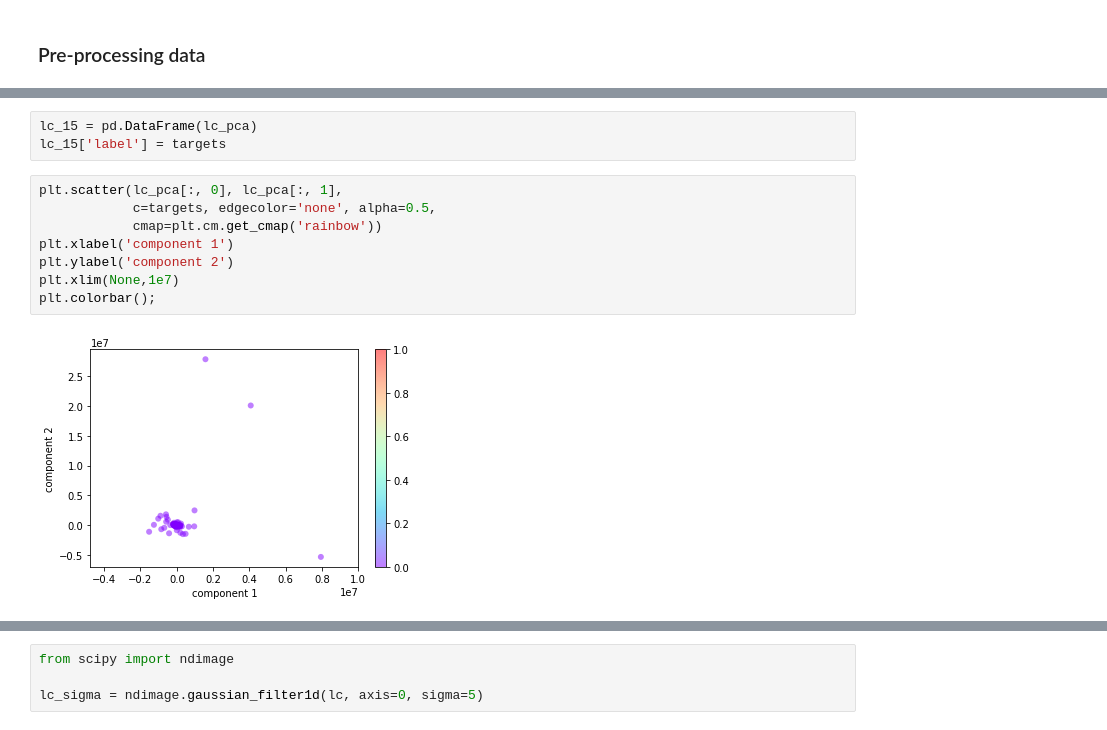
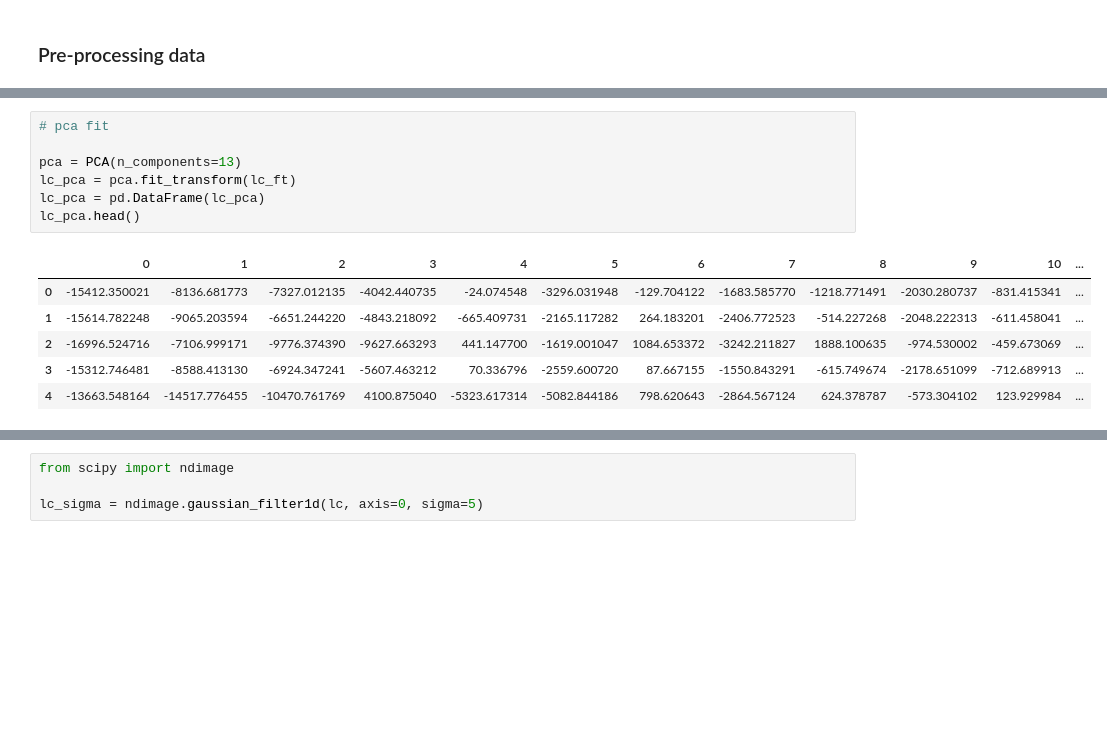
Before and after one commit to ridha-mm/comp-astro, a Jupyter notebook: pca-decision/decision-trees.ipynb, the cells around one changed output, grey strips where cells are left out. Saved outputs shown, nothing was run; the diff lists cells and outputs as text; blank space fills up the shorter version.

```diff
--- a/pca-decision/decision-trees.ipynb
+++ b/pca-decision/decision-trees.ipynb
@@ -69,13 +58,14 @@ array([[-1.54123500e+04, -8.13668177e+03, -7.32701214e+03, ...,
-# %%
-lc_15 = pd.DataFrame(lc_pca)
-lc_15['label'] = targets
-# %%
-plt.scatter(lc_pca[:, 0], lc_pca[:, 1],
-            c=targets, edgecolor='none', alpha=0.5,
-            cmap=plt.cm.get_cmap('rainbow'))
-plt.xlabel('component 1')
-plt.ylabel('component 2')
-plt.xlim(None,1e7)
-plt.colorbar();
-# %% [output]
-[figure, removed]
+# %%
+# pca fit
+
+pca = PCA(n_components=13)
+lc_pca = pca.fit_transform(lc_ft)
+lc_pca = pd.DataFrame(lc_pca)
+lc_pca.head()
+# %% [output]
+|  | 0 | 1 | 2 | 3 | 4 | 5 | 6 | 7 | 8 | 9 | 10 | ... |
+| 0 | -15412.350021 | -8136.681773 | -7327.012135 | -4042.440735 | -24.074548 | -3296.031948 | -129.704122 | -1683.585770 | -1218.771491 | -2030.280737 | -831.415341 | ... |
+| 1 | -15614.782248 | -9065.203594 | -6651.244220 | -4843.218092 | -665.409731 | -2165.117282 | 264.183201 | -2406.772523 | -514.227268 | -2048.222313 | -611.458041 | ... |
+| 2 | -16996.524716 | -7106.999171 | -9776.374390 | -9627.663293 | 441.147700 | -1619.001047 | 1084.653372 | -3242.211827 | 1888.100635 | -974.530002 | -459.673069 | ... |
+| 3 | -15312.746481 | -8588.413130 | -6924.347241 | -5607.463212 | 70.336796 | -2559.600720 | 87.667155 | -1550.843291 | -615.749674 | -2178.651099 | -712.689913 | ... |
+| 4 | -13663.548164 | -14517.776455 | -10470.761769 | 4100.875040 | -5323.617314 | -5082.844186 | 798.620643 | -2864.567124 | 624.378787 | -573.304102 | 123.929984 | ... |
```
Also changed, not shown: parts of 23 cells of this notebook.
